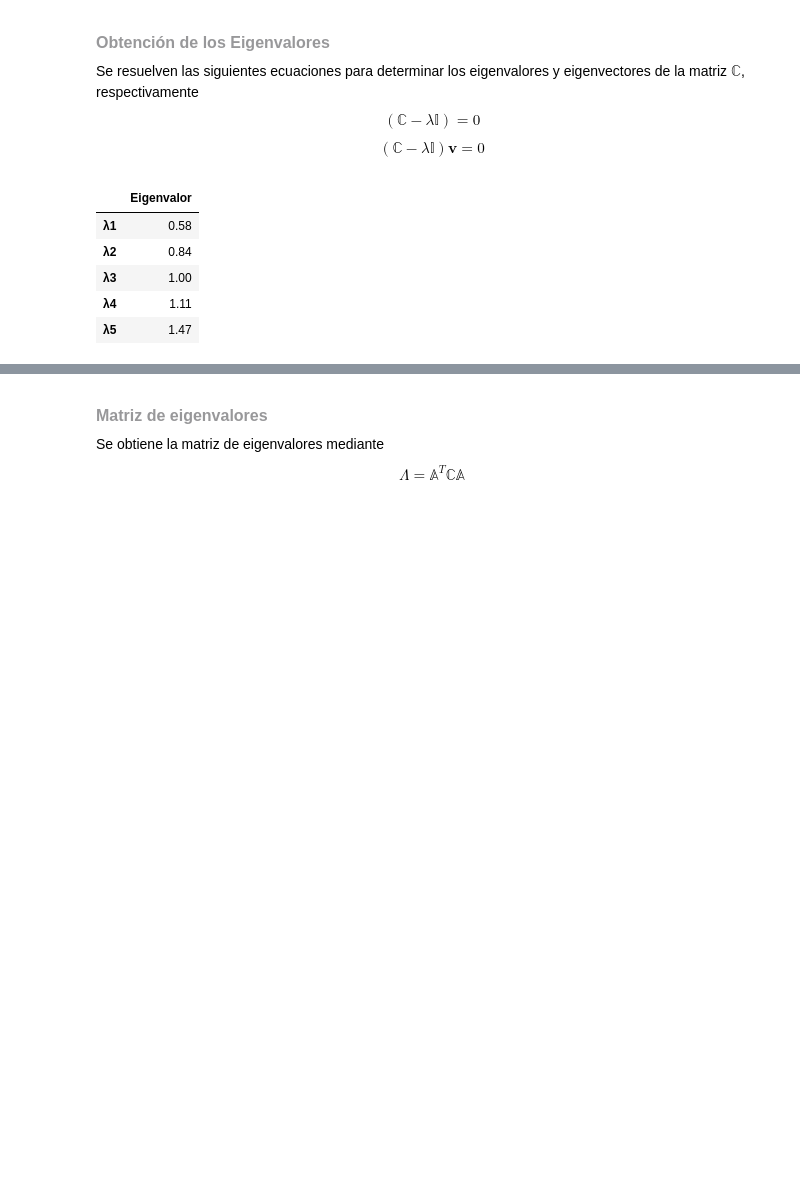
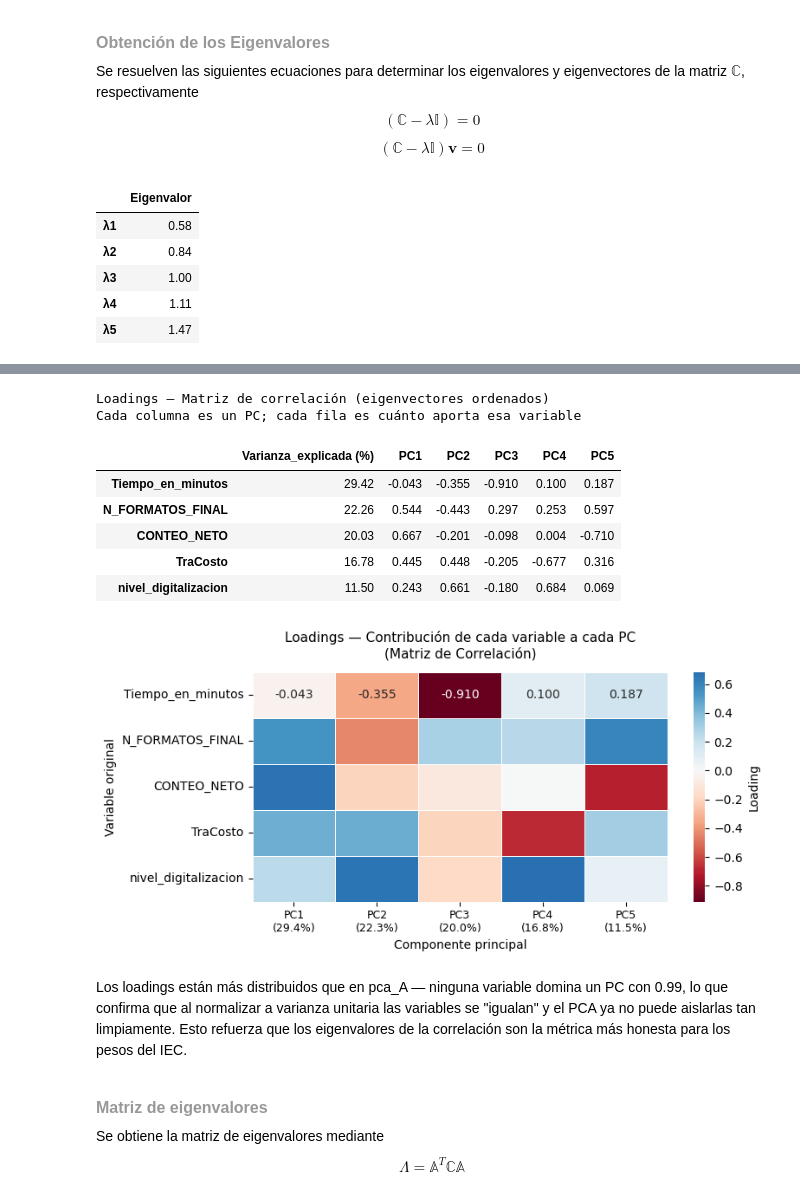
Before and after one commit to gonza98kg/Tramites-y-servicios, a Jupyter notebook: correlation_analisys.ipynb, the cells around one changed output, grey strips where cells are left out. Drawn from its saved outputs; the diff is of its cells as text; code cells hidden in the pictures; blank space fills up the shorter version.

```diff
--- a/correlation_analisys.ipynb
+++ b/correlation_analisys.ipynb
@@ -125,3 +129,50 @@ pd.DataFrame(
+# %%
+# ── Heatmap de loadings (contribución de cada variable a cada PC) ────────────
+varianza_explicada = eigenvalores / eigenvalores.sum() * 100
+
+# Añadir varianza explicada como columna de contexto
+df_loadings = df_A.copy()
+df_loadings.insert(0, 'Varianza_explicada (%)', varianza_explicada.round(2))
+
+print('Loadings — Matriz de correlación (eigenvectores ordenados)')
+print('Cada columna es un PC; cada fila es cuánto aporta esa variable\n')
+display(df_loadings)
+
+# Heatmap
+fig, ax = plt.subplots(figsize=(8, 4))
+
+sns.heatmap(
+    df_A,
+    annot      = True,
+    fmt        = '.3f',
+    cmap       = 'RdBu',
+    center     = 0,
+    linewidths = 0.5,
+    ax         = ax,
+    cbar_kws   = {'label': 'Loading'}
+)
+
+# Anotar varianza explicada en el eje x
+labels = [f'PC{i+1}\n({v:.1f}%)' for i, v in enumerate(varianza_explicada)]
+ax.set_xticklabels(labels, fontsize=9)
+
+ax.set_title('Loadings — Contribución de cada variable a cada PC\n(Matriz de Correlación)', fontsize=11, pad=12)
+ax.set_xlabel('Componente principal')
+ax.set_ylabel('Variable original')
+plt.tight_layout()
+plt.show()
+# %% [output]
+Loadings — Matriz de correlación (eigenvectores ordenados)
+Cada columna es un PC; cada fila es cuánto aporta esa variable
+|  | Varianza_explicada (%) | PC1 | PC2 | PC3 | PC4 | PC5 |
+| Tiempo_en_minutos | 29.42 | -0.043 | -0.355 | -0.910 | 0.100 | 0.187 |
+| N_FORMATOS_FINAL | 22.26 | 0.544 | -0.443 | 0.297 | 0.253 | 0.597 |
+| CONTEO_NETO | 20.03 | 0.667 | -0.201 | -0.098 | 0.004 | -0.710 |
+| TraCosto | 16.78 | 0.445 | 0.448 | -0.205 | -0.677 | 0.316 |
+| nivel_digitalizacion | 11.50 | 0.243 | 0.661 | -0.180 | 0.684 | 0.069 |
+[figure, added]
+# %% [markdown]
+Los loadings están más distribuidos que en pca_A — ninguna variable domina un PC con 0.99, lo que confirma que al normalizar a varianza unitaria las variables se "igualan" y el PCA ya no puede aislarlas tan limpiamente. Esto refuerza que los eigenvalores de la correlación son la métrica más honesta para los pesos del IEC.
 # %% [markdown]
 <h4 style="color:#98989A; font-family:'Montserrat', sans-serif; font-size:16px; font-weight:600; margin-top:15px; margin-bottom:8px;">
 Matriz de eigenvalores
```
Also changed, not shown: parts of 1 cell of this notebook, 3 other files.
